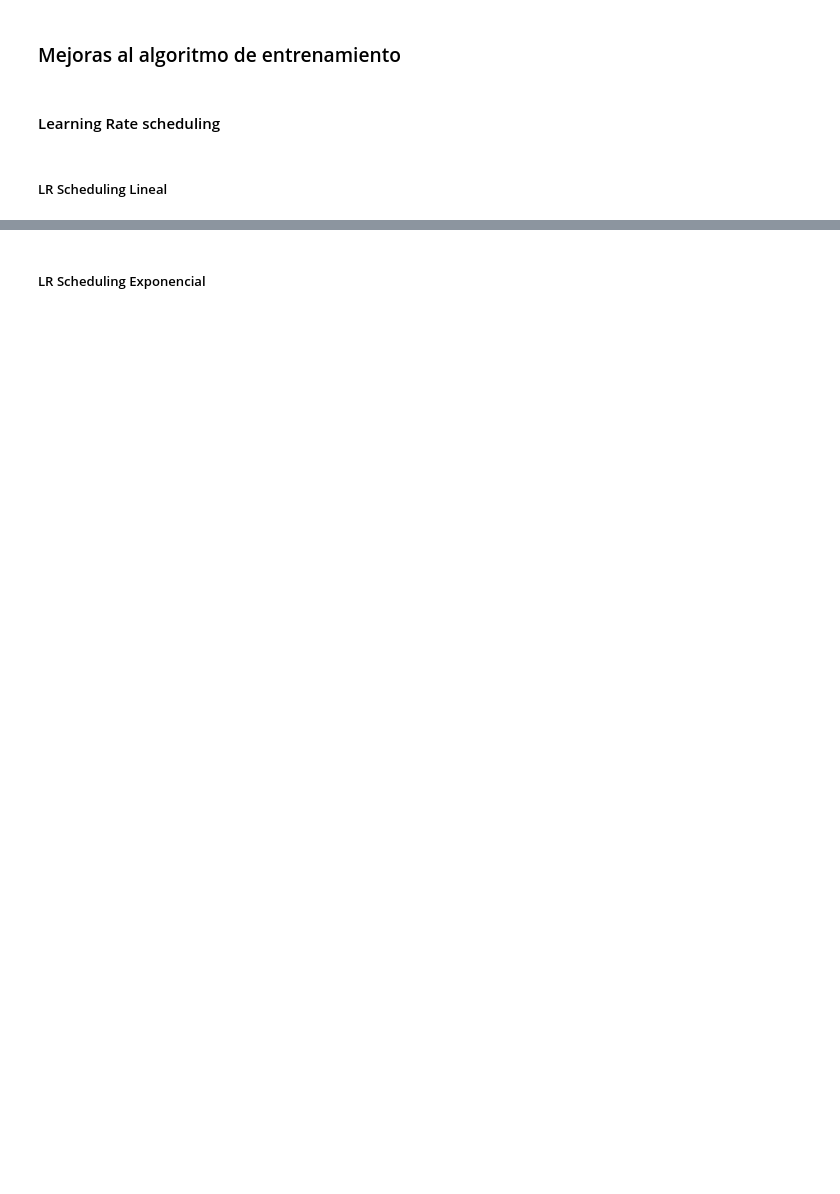
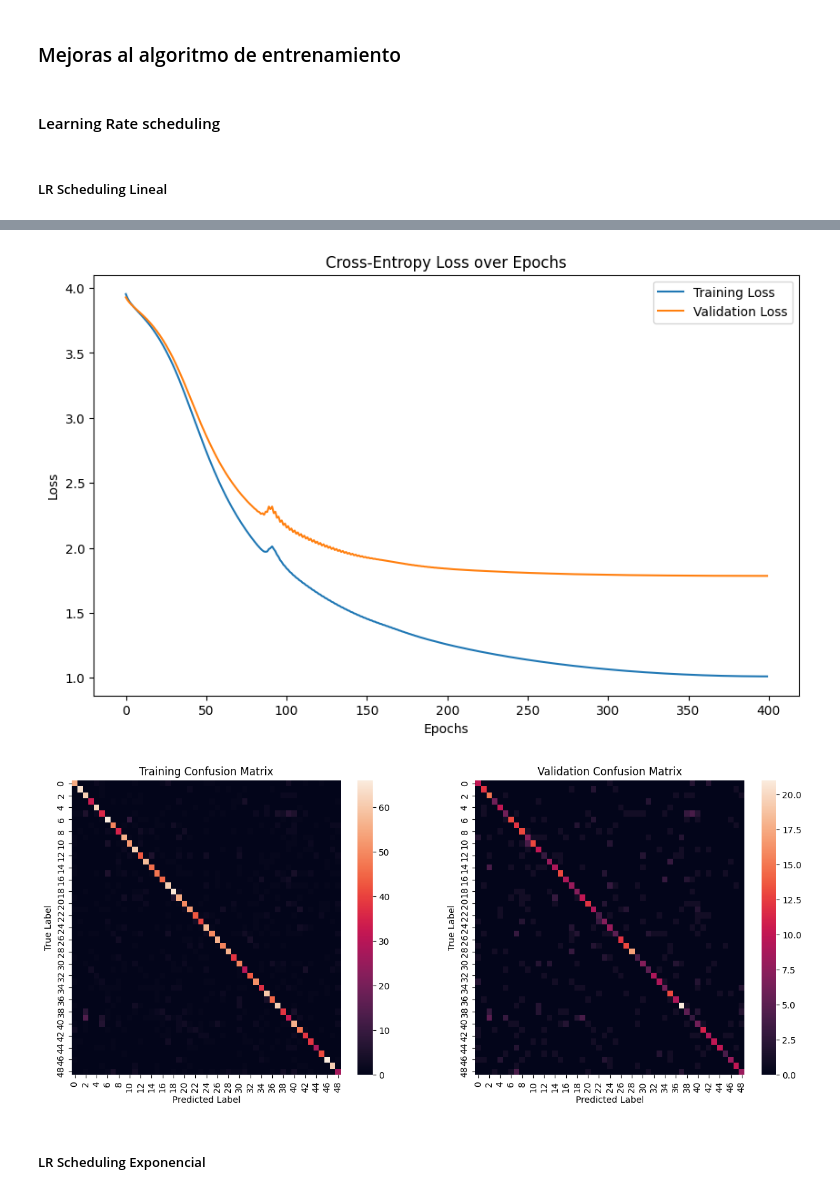
Before and after one commit to fedegutman/TP3ML, a Jupyter notebook: notebook.ipynb, the cells around one changed output, grey strips where cells are left out. Cells and saved outputs as stored; diff of their text form; code cells hidden in the pictures; blank space fills up the shorter version.

```diff
--- a/notebook.ipynb
+++ b/notebook.ipynb
@@ -73,10 +82,9 @@ m0.plot_confusion_matrix(X_train, y_train, X_valid, y_valid)
 ##### LR Scheduling Lineal
 # %%
 net1 = NeuralNetwork(X_train, y_train, [784, 100, 80, 49])
-net1.train(X_valid, y_valid, epochs=400, lr=0.1, scheduling_type='Linear')
+net1.train(X_valid, y_valid, epochs=400, lr=0.2, scheduling_type='Linear')
 
 net1.accuracy(X_train, y_train, X_valid, y_valid)
 net1.plot_loss()
 net1.plot_confusion_matrix(X_train, y_train, X_valid, y_valid)
-
-# ME DAN MISMA ACCURACY QUE M0 PERO EN MENOS EPOCAS
+# %% [output]
@@ -83,3 +108,5 @@ net1.plot_confusion_matrix(X_train, y_train, X_valid, y_valid)
+[figure, added]
+[figure, added]
 # %% [markdown]
 ##### LR Scheduling Exponencial
 # %%
```
Also changed, not shown: parts of 26 cells of this notebook, 5 other files.
